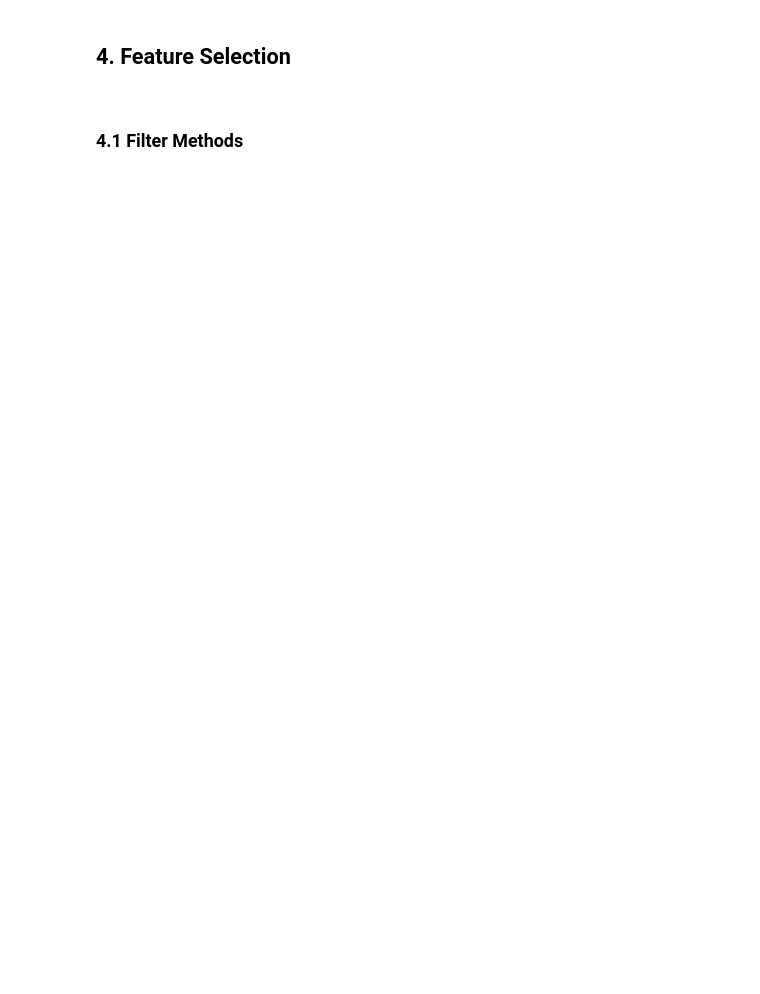
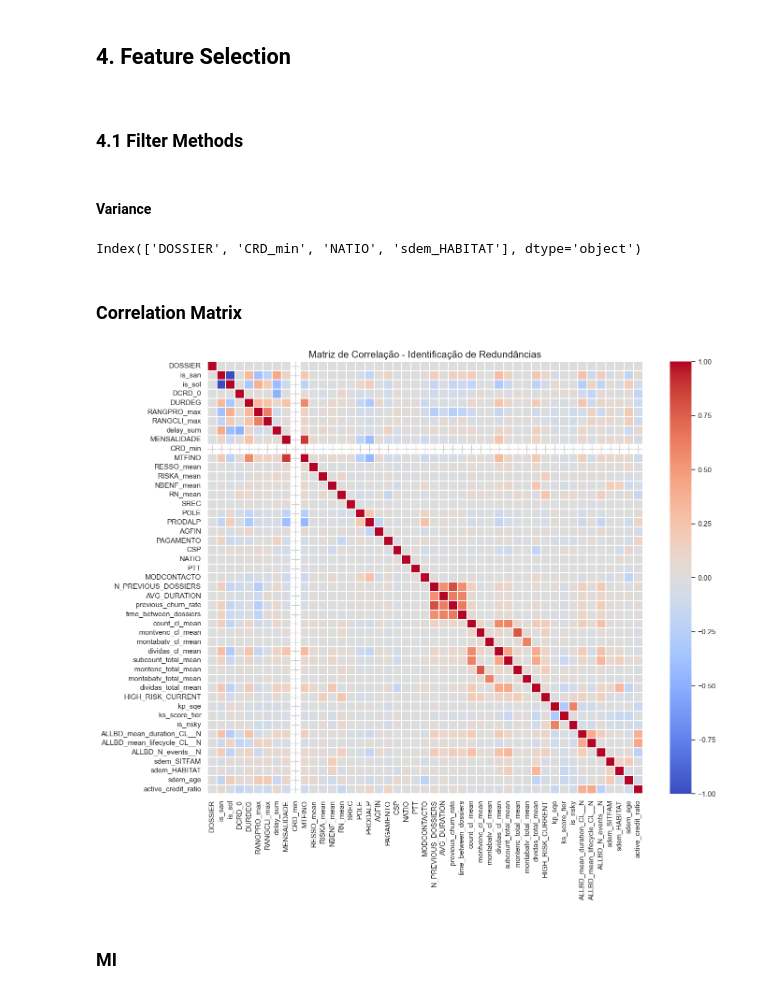
Before and after one commit to Alanog10/BNP-Paribas, a Jupyter notebook: Classification catarina.ipynb, the cells around one changed output. Cells and saved outputs as stored; diff of their text form; code cells hidden in the pictures; blank space fills up the shorter version.

```diff
--- a/Classification catarina.ipynb
+++ b/Classification catarina.ipynb
@@ -75,7 +75,7 @@ df['TARGET'] = df['CHURN'].fillna(0).astype(int)
 # incluir aqui todas as colunas que identificam o cliente ou o contrato
 leaky_features = [
     'CHURN', 'NEXT_DOSSIER_DATE', 'DAYS_TO_NEXT',
-    'CHURN_DATE', 'days_to_churn', 'event', 'duration'
+    'CHURN_DATE', 'days_to_churn', 'event', 'duration', 'DOSSIER_DURATION_DAYS'
 ]
 
 # Identificadores que não devem ir para o treino
@@ -84,7 +84,7 @@ ids_to_drop = ['CONTRIB', 'DCREAT', 'CLOSE_DATE', 'OBS_END_DATE']
 # Criamos X (features) e y (alvo)
 # O código verifica se a coluna existe antes de tentar fazer o drop para evitar erros
 cols_to_drop = [col for col in leaky_features + ids_to_drop if col in df.columns]
-X = df.drop(columns=cols_to_drop + ['TARGET'])
+X = df.drop(columns=[col for col in leaky_features + ids_to_drop + ['TARGET'] if col in df.columns])
 y = df['TARGET']
 
 print(f"Colunas removidas: {cols_to_drop}")
@@ -178,0 +156,15 @@ Dataset Total: 185600 linhas
+# %%
+# Identificar colunas que são datas
+date_cols = X_train.select_dtypes(include=['datetime64']).columns
+
+# Remover essas colunas
+X_train = X_train.drop(columns=date_cols)
+X_val = X_val.drop(columns=date_cols)
+X_test = X_test.drop(columns=date_cols)
+
+print(f"Colunas de data removidas: {list(date_cols)}")
+
+# 3. Agora a variância corre sem problemas
+variances = X_train.var()
+low_variance_cols = variances[variances < 0.01].index
+# ... continuar o drop das low_variance_cols
@@ -184,6 +178,15 @@ Dataset Total: 185600 linhas
 </a>
 # %% [markdown]
 ### 4.1 Filter Methods
+# %% [markdown]
+#### Variance
 # %%
-#checking the variance of X_train
-X_val.var()
+# Agora o .var() já consegue calcular tudo
+variances = X_train.var()
+
+# Identificar colunas com quase nenhuma variação (threshold 0.01)
+low_variance_cols = variances[variances < 0.01].index
+
+print(low_variance_cols)
+# %% [output]
+Index(['DOSSIER', 'CRD_min', 'NATIO', 'sdem_HABITAT'], dtype='object')
@@ -193,0 +193,21 @@ to_drop = [column for column in upper.columns if any(upper[column] > 0.90)]
+# %% [markdown]
+### Correlation Matrix
+# %%
+# 1. Calcular a matriz de correlação
+corr_matrix = X_train.corr()
+
+# 2. Visualização com Heatmap
+plt.figure(figsize=(15, 12))
+# Usamos um mapa de cores divergente (coolwarm) para distinguir correlações positivas e negativas
+sns.heatmap(corr_matrix,
+            annot=False, # Definimos como False porque com muitas colunas os números não se leem
+            cmap='coolwarm',
+            vmin=-1, vmax=1, # Escala fixa de -1 a 1
+            linewidths=0.1)
+
+plt.title("Matriz de Correlação - Identificação de Redundâncias", fontsize=15)
+plt.show()
+# %% [output]
+[figure, added]
+# %% [markdown]
+### MI
```
Also changed, not shown: parts of 19 cells of this notebook.
